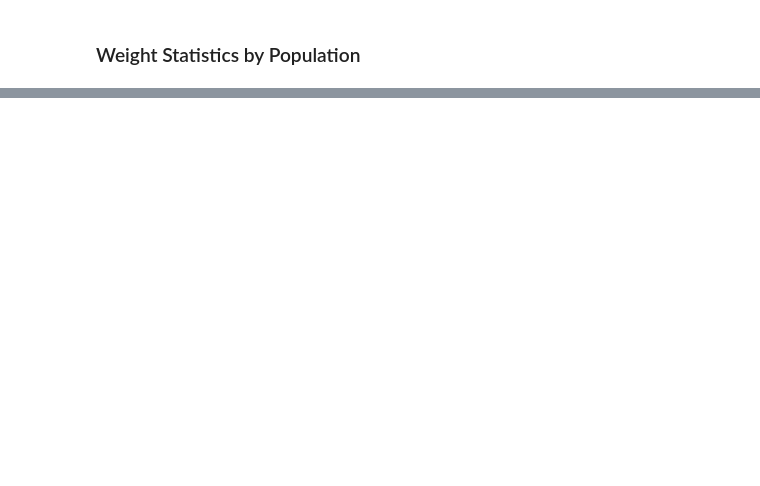
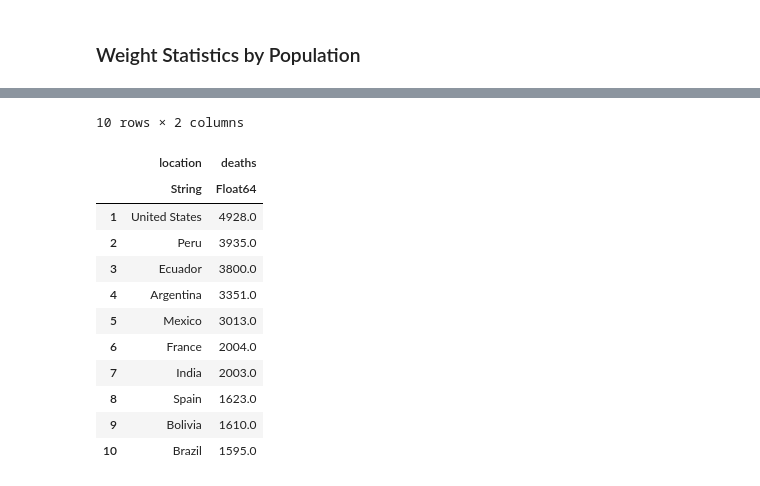
Before and after one commit to 0xpantera/Covid19, a Jupyter notebook: notebook.ipynb, the cells around one changed output, grey strips where cells are left out. Saved outputs shown, nothing was run; the diff lists cells and outputs as text; code cells hidden in the pictures; blank space fills up the shorter version.

```diff
--- a/notebook.ipynb
+++ b/notebook.ipynb
@@ -106,0 +175,2 @@ using Statistics
+# %%
+cases = data();
@@ -106,0 +195,22 @@ using Statistics
+# %%
+@chain cases begin
+    groupby(:location)
+    combine(:new_deaths => maximum => :deaths)
+    sort(:deaths, rev=true)
+    filter(:location => !(==("World")), _)
+    first(10)
+end
+# %% [output]
+10 rows × 2 columns
+|  | location | deaths |
+|  | String | Float64 |
+| 1 | United States | 4928.0 |
+| 2 | Peru | 3935.0 |
+| 3 | Ecuador | 3800.0 |
+| 4 | Argentina | 3351.0 |
+| 5 | Mexico | 3013.0 |
+| 6 | France | 2004.0 |
+| 7 | India | 2003.0 |
+| 8 | Spain | 1623.0 |
+| 9 | Bolivia | 1610.0 |
+| 10 | Brazil | 1595.0 |
```
Also changed, not shown: parts of 21 cells of this notebook, 4 other files.
